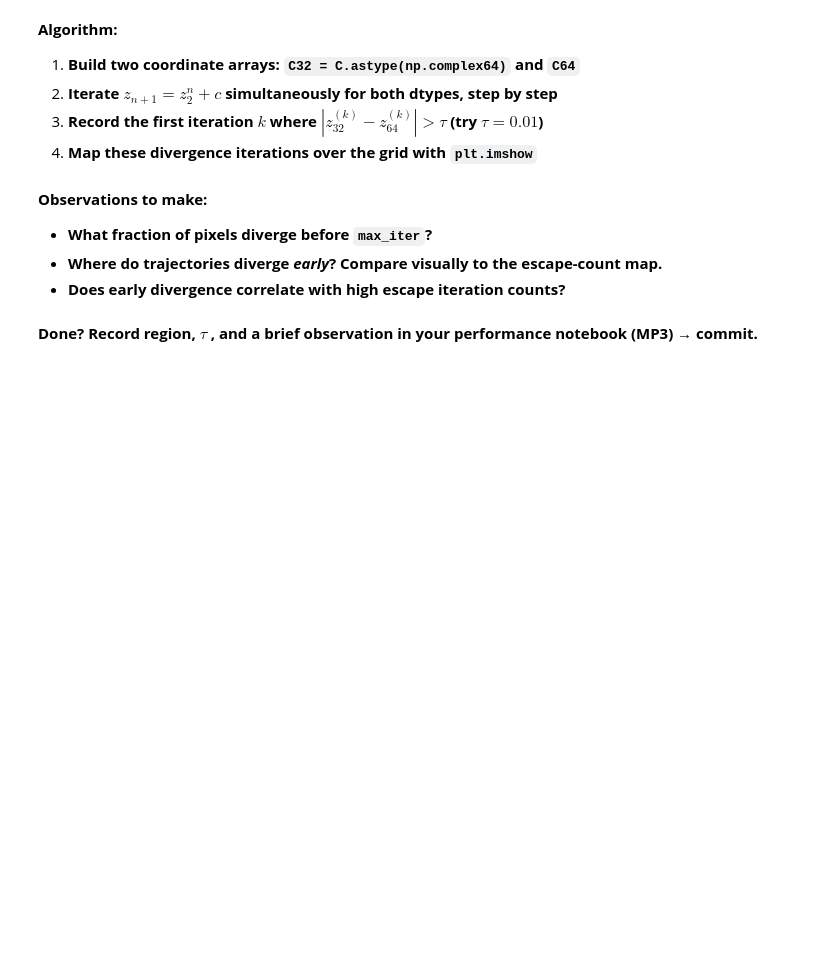
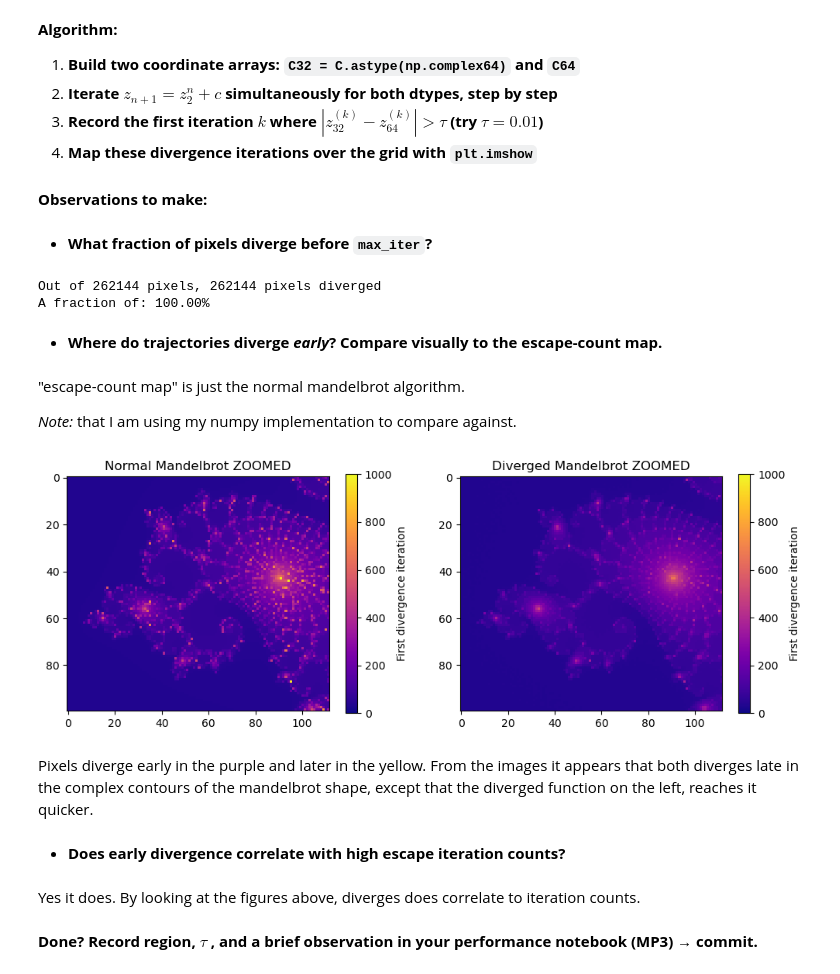
Before and after one commit to NDS8-TCP/nsc-mikkel, a Jupyter notebook: l08_milestones.ipynb, the cells around one changed output. Drawn from its saved outputs; the diff is of its cells as text; code cells hidden in the pictures; blank space fills up the shorter version.

```diff
--- a/l08_milestones.ipynb
+++ b/l08_milestones.ipynb
@@ -42,8 +86,57 @@ plt.show()
 4. **Map these divergence iterations over the grid with `plt.imshow`**
 # %% [markdown]
 ****Observations to make:****
-- **What fraction of pixels diverge before `max_iter`?**
-- **Where do trajectories diverge *early*? Compare visually to the escape-count map.**
-- **Does early divergence correlate with high escape iteration counts?**
+# %% [markdown]
+- **What fraction of pixels diverge before `max_iter`?**
+# %%
+pixels_total = diverge.size
+pixels_diverged = np.sum(diverge < max_iter)
+
+print(f"Out of {pixels_total:d} pixels, {pixels_diverged:d} pixels diverged")
+print(f"A fraction of: {(pixels_diverged/pixels_total)*100:.2f}%")
+# %% [output]
+Out of 262144 pixels, 262144 pixels diverged
+A fraction of: 100.00%
+# %% [markdown]
+- **Where do trajectories diverge *early*? Compare visually to the escape-count map.**
+# %% [markdown]
+"escape-count map" is just the normal mandelbrot algorithm.
+
+*Note:* that I am using my numpy implementation to compare against.
+# %%
+from mandelbrot import compute_mandelbrot_numpy
+
+tau=0.01
+n=512
+max_iter = 1000
+x_min = -0.7530
+x_max = -0.7490
+y_min = 0.0990
+y_max = 0.1030
+
+normal_image = compute_mandelbrot_numpy(x_min, x_max, y_min, y_max, n, n, max_iter)
+diverged_image, _ = mandelbrot_trajectory_divergence(x_min, x_max, y_min, y_max, n, max_iter, tau)
+
+fig, axes = plt.subplots(1, 2, figsize=(12, 4))
+
+# Iterations
+im1 = axes[0].imshow(normal_image[150:250, 400:], cmap='plasma', vmin=0, vmax=max_iter)
+axes[0].set_title("Normal Mandelbrot ZOOMED")
+plt.colorbar(im1, label='First divergence iteration')
+
+# Diverges
+im2 = axes[1].imshow(diverged_image[150:250, 400:], cmap='plasma', vmin=0, vmax=max_iter)
+axes[1].set_title("Diverged Mandelbrot ZOOMED")
+plt.colorbar(im2, label='First divergence iteration')
+
+plt.show()
+# %% [output]
+[figure, added]
+# %% [markdown]
+Pixels diverge early in the purple and later in the yellow. From the images it appears that both diverges late in the complex contours of the mandelbrot shape, except that the diverged function on the left, reaches it quicker.
+# %% [markdown]
+- **Does early divergence correlate with high escape iteration counts?**
+# %% [markdown]
+Yes it does. By looking at the figures above, diverges does correlate to iteration counts.
 # %% [markdown]
 ****Done?** Record region, $\tau$ , and a brief observation in your performance notebook (MP3) → commit.**
```
Also changed, not shown: parts of 4 cells of this notebook.
